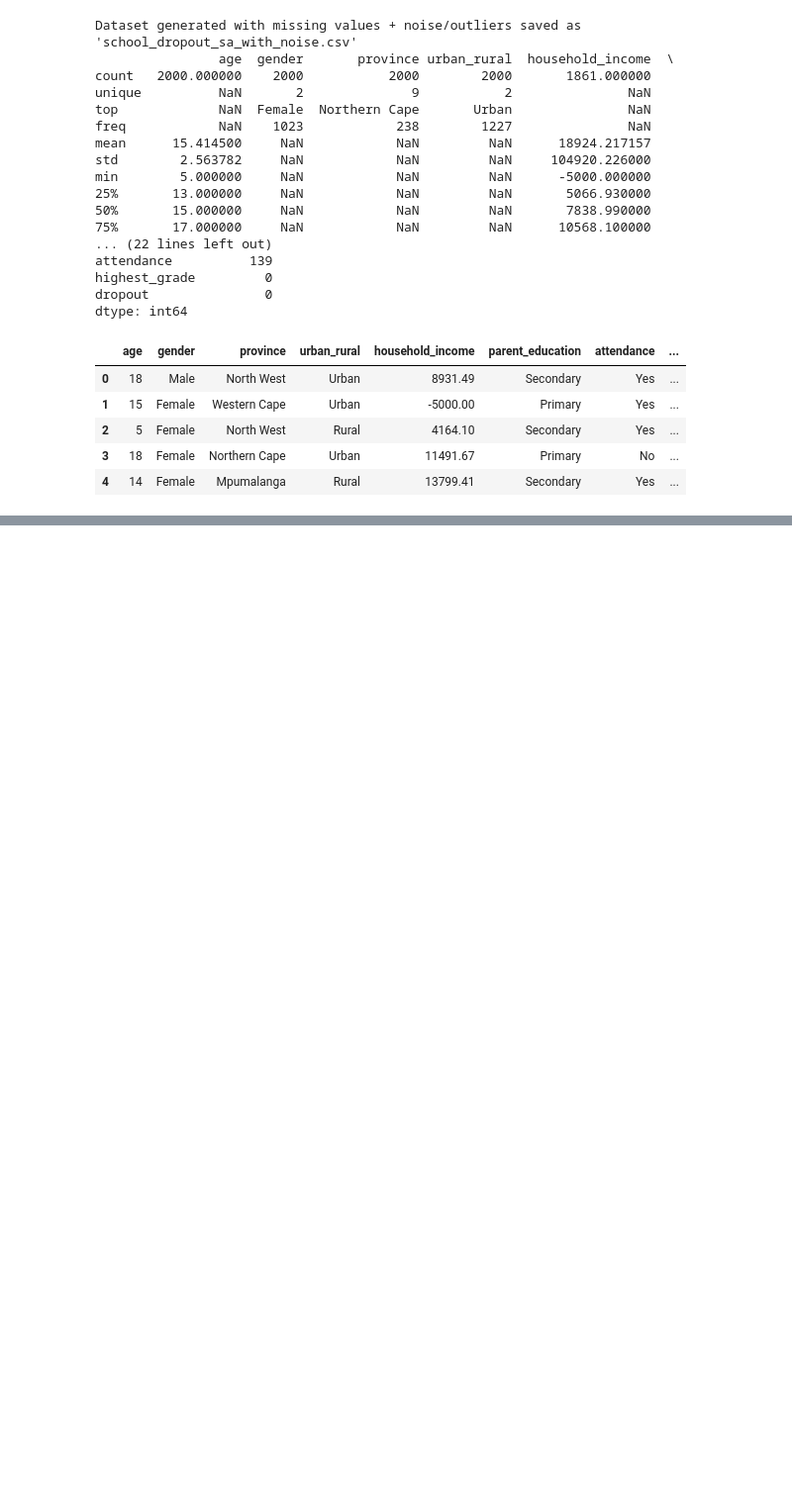
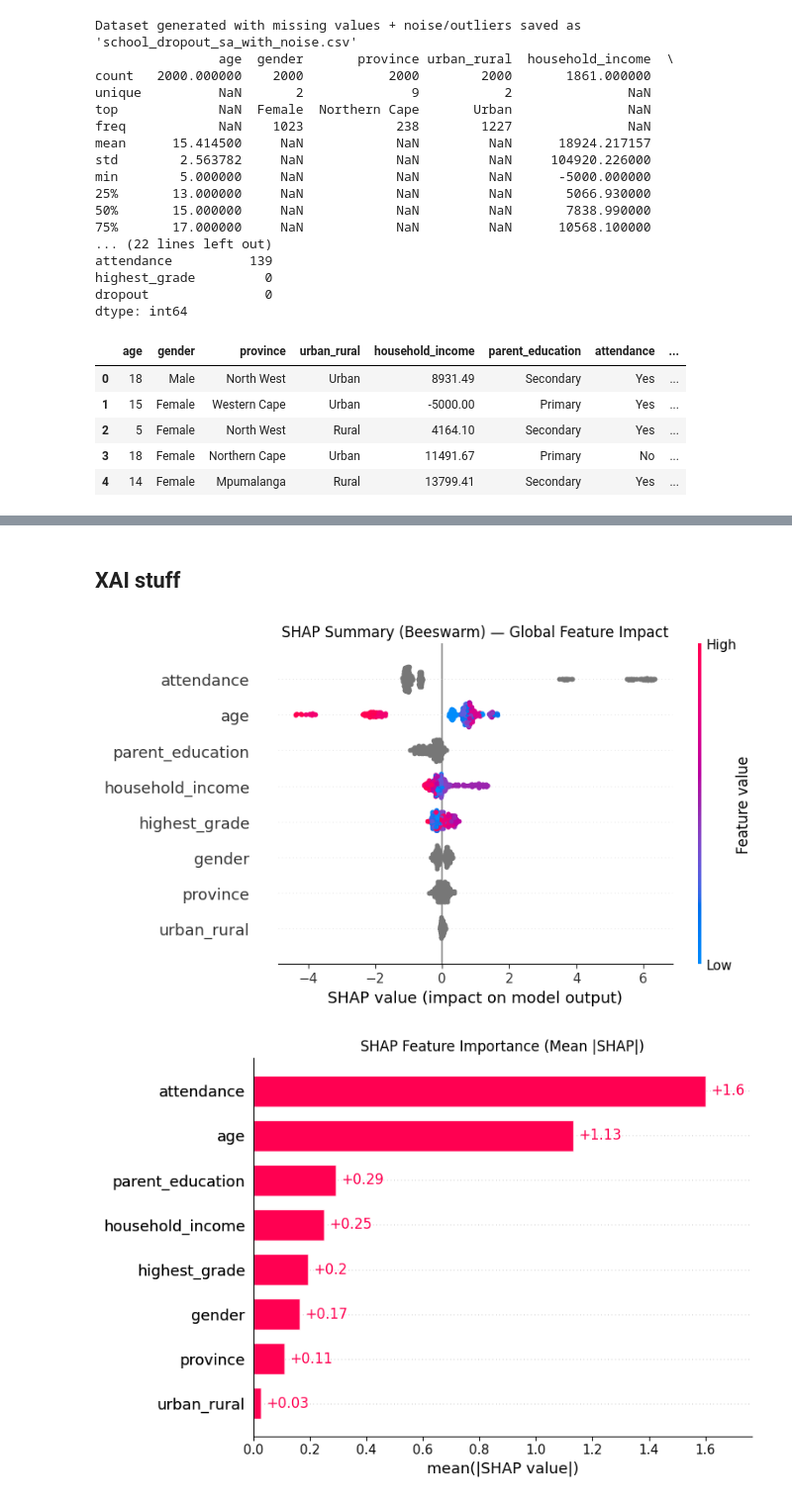
Before and after one commit to iam-hbk/predictive-analytics-assignment-4, a Jupyter notebook: DAT9X05_FINAL_DATA.ipynb, the cells around one changed output, grey strips where cells are left out. Shown: that part at 99% size. Saved outputs shown, nothing was run; the diff lists cells and outputs as text; code cells hidden in the pictures; blank space fills up the shorter version.

```diff
--- a/DAT9X05_FINAL_DATA.ipynb
+++ b/DAT9X05_FINAL_DATA.ipynb
@@ -124,0 +366,2 @@ df.head()
+# %% [markdown]
+## XAI stuff
@@ -124,0 +395,49 @@ df.head()
+# %%
+use_legacy = False
+explanation = None
+try:
+    explainer = shap.Explainer(model)
+    explanation = explainer(X_eval)
+except Exception as e:
+    print(
+        "Modern SHAP Explainer failed; falling back to TreeExplainer. Reason:", str(e)
+    )
+    use_legacy = True
+
+plt.close("all")
+
+if not use_legacy:
+    # Beeswarm (global summary)
+    shap.plots.beeswarm(explanation, show=False, max_display=20)
+    plt.title("SHAP Summary (Beeswarm) — Global Feature Impact")
+    plt.tight_layout()
+
+    plt.show()
+
+    # Mean |SHAP| bar
+    shap.plots.bar(explanation, show=False, max_display=20)
+    plt.title("SHAP Feature Importance (Mean |SHAP|)")
+    plt.tight_layout()
+
+    plt.show()
+
+else:
+    # Legacy path
+    explainer = shap.TreeExplainer(model)
+    shap_values = explainer.shap_values(X_eval)
+
+    # Beeswarm
+    shap.summary_plot(shap_values, X_eval, plot_type="dot", show=False, max_display=20)
+    plt.title("SHAP Summary (Beeswarm) — Global Feature Impact")
+    plt.tight_layout()
+
+    plt.show()
+
+    # Mean |SHAP| bar
+    shap.summary_plot(shap_values, X_eval, plot_type="bar", show=False, max_display=20)
+    plt.title("SHAP Feature Importance (Mean |SHAP|)")
+    plt.tight_layout()
+    plt.show()
+# %% [output]
+[figure, added]
+[figure, added]
```
Also changed, not shown: parts of 14 cells of this notebook, 4 other files.
